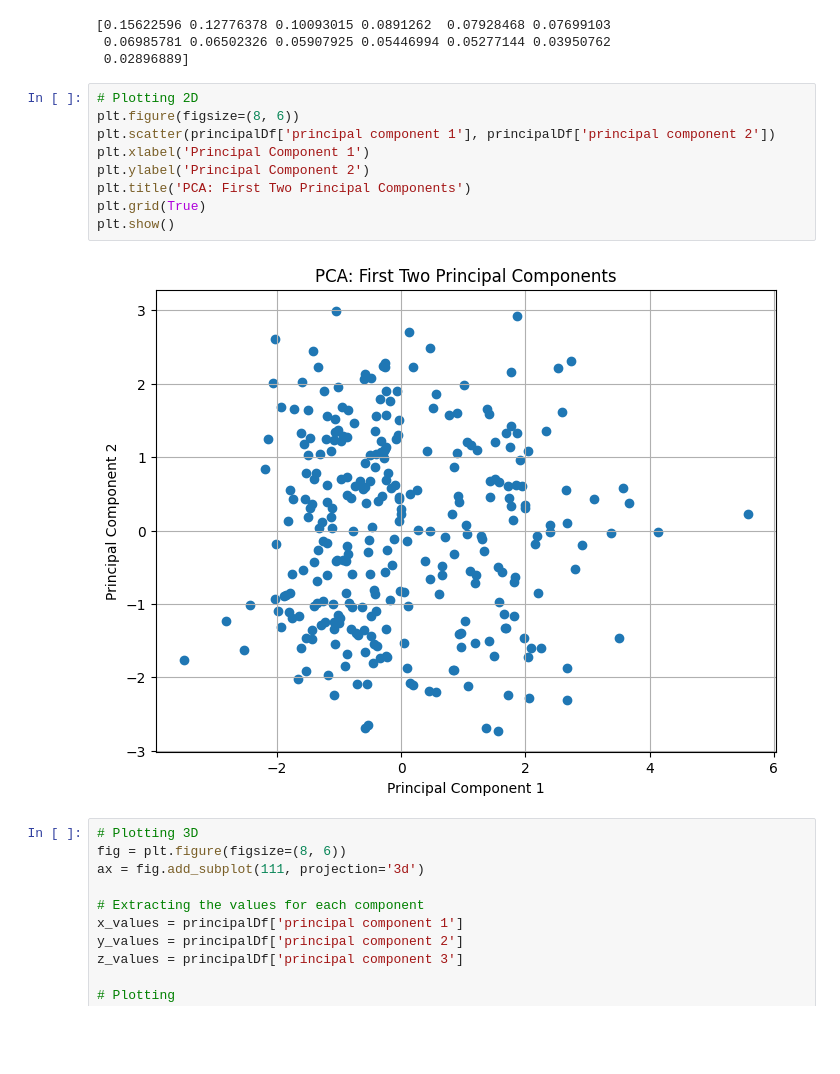
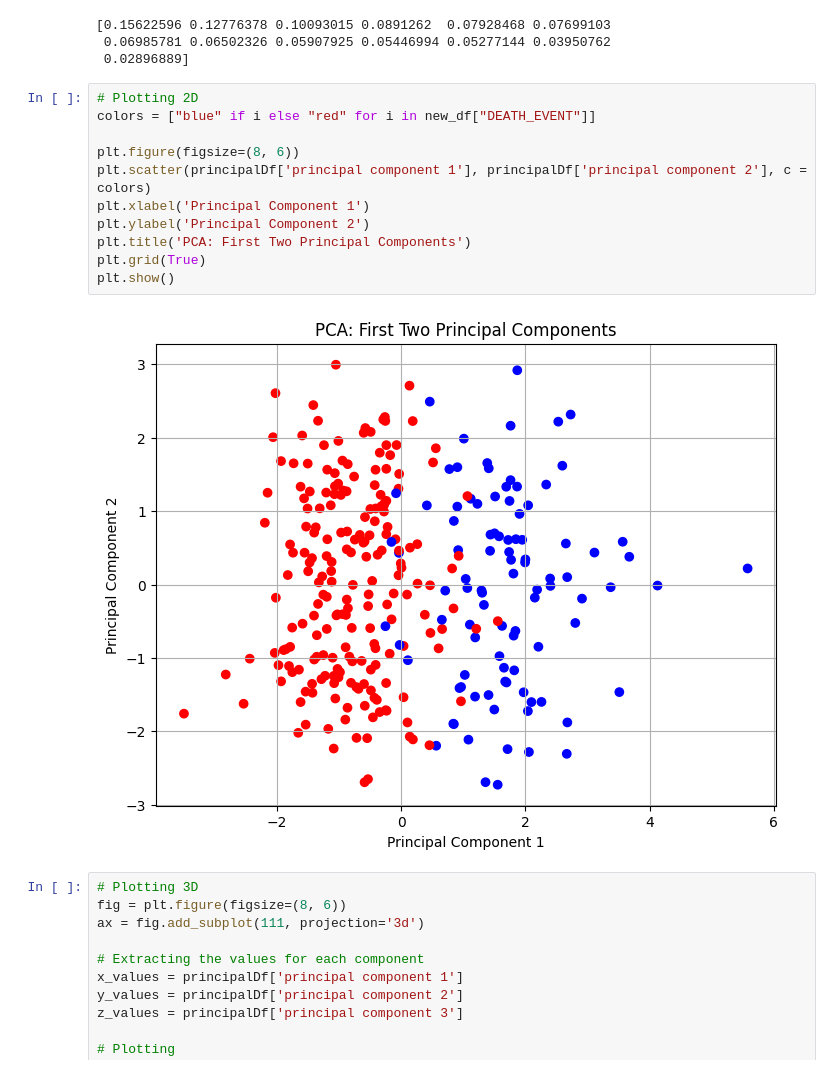
Before and after one commit to NicholasBorch/ML-02450project1, a Jupyter notebook: Data_analysis_heart_failure.ipynb, the cells around one changed output. Saved outputs shown, nothing was run; the diff lists cells and outputs as text; blank space fills up the shorter version.

```diff
--- a/Data_analysis_heart_failure.ipynb
+++ b/Data_analysis_heart_failure.ipynb
@@ -63,15 +63,17 @@ print(pca.explained_variance_ratio_)
  0.02896889]
 # %%
 # Plotting 2D
+colors = ["blue" if i else "red" for i in new_df["DEATH_EVENT"]]
+
 plt.figure(figsize=(8, 6))
-plt.scatter(principalDf['principal component 1'], principalDf['principal component 2'])
+plt.scatter(principalDf['principal component 1'], principalDf['principal component 2'], c = colors)
 plt.xlabel('Principal Component 1')
 plt.ylabel('Principal Component 2')
 plt.title('PCA: First Two Principal Components')
 plt.grid(True)
 plt.show()
 # %% [output]
-[figure, old version]
+[figure, new version]
 # %%
 # Plotting 3D
 fig = plt.figure(figsize=(8, 6))
```
Also changed, not shown: 3 other files.
